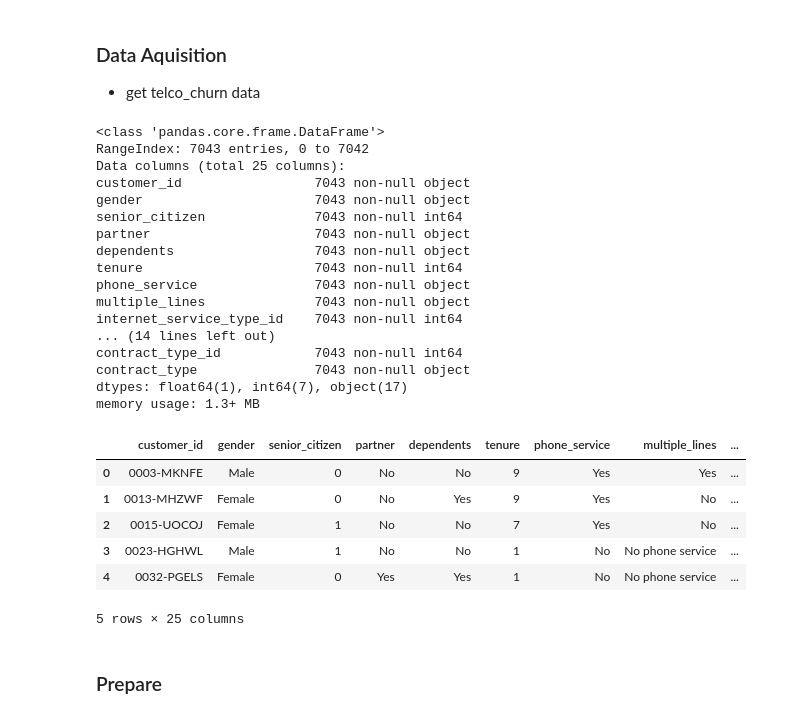
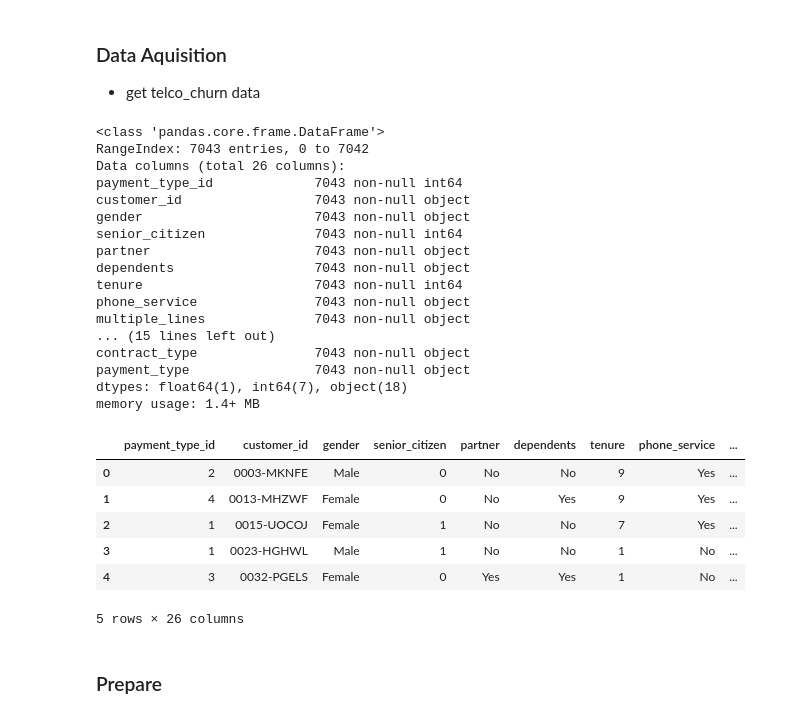
Before and after one commit to DomPedrotti/Classification_Project, a Jupyter notebook: mvp.ipynb, the cells around one changed output. Cells and saved outputs as stored; diff of their text form; code cells hidden in the pictures.

```diff
--- a/mvp.ipynb
+++ b/mvp.ipynb
@@ -167,40 +179,42 @@ sorted(feature_importances.items(), key = lambda kv: kv[1], reverse = True)
 # %%
 query = '''
 select *
 from customers as cust
 join `internet_service_types` as net
 on cust.`internet_service_type_id` = net.internet_service_type_id
 join `contract_types` as cont
 on cust.`contract_type_id` = cont.`contract_type_id`
+join payment_types as pmt
+using(`payment_type_id`);
 '''
 churn_df = pd.read_sql(query, get_db_url('telco_churn'))
 churn_df.info()
 churn_df.head()
 # %% [output]
 <class 'pandas.core.frame.DataFrame'>
 RangeIndex: 7043 entries, 0 to 7042
-Data columns (total 25 columns):
+Data columns (total 26 columns):
+payment_type_id             7043 non-null int64
 customer_id                 7043 non-null object
 gender                      7043 non-null object
 senior_citizen              7043 non-null int64
 partner                     7043 non-null object
 dependents                  7043 non-null object
 tenure                      7043 non-null int64
 phone_service               7043 non-null object
 multiple_lines              7043 non-null object
-internet_service_type_id    7043 non-null int64
-... (14 lines left out)
-contract_type_id            7043 non-null int64
+... (15 lines left out)
 contract_type               7043 non-null object
-dtypes: float64(1), int64(7), object(17)
-memory usage: 1.3+ MB
+payment_type                7043 non-null object
+dtypes: float64(1), int64(7), object(18)
+memory usage: 1.4+ MB
-|  | customer_id | gender | senior_citizen | partner | dependents | tenure | phone_service | multiple_lines | ... |
-| 0 | 0003-MKNFE | Male | 0 | No | No | 9 | Yes | Yes | ... |
-| 1 | 0013-MHZWF | Female | 0 | No | Yes | 9 | Yes | No | ... |
-| 2 | 0015-UOCOJ | Female | 1 | No | No | 7 | Yes | No | ... |
-| 3 | 0023-HGHWL | Male | 1 | No | No | 1 | No | No phone service | ... |
-| 4 | 0032-PGELS | Female | 0 | Yes | Yes | 1 | No | No phone service | ... |
+|  | payment_type_id | customer_id | gender | senior_citizen | partner | dependents | tenure | phone_service | ... |
+| 0 | 2 | 0003-MKNFE | Male | 0 | No | No | 9 | Yes | ... |
+| 1 | 4 | 0013-MHZWF | Female | 0 | No | Yes | 9 | Yes | ... |
+| 2 | 1 | 0015-UOCOJ | Female | 1 | No | No | 7 | Yes | ... |
+| 3 | 1 | 0023-HGHWL | Male | 1 | No | No | 1 | No | ... |
+| 4 | 3 | 0032-PGELS | Female | 0 | Yes | Yes | 1 | No | ... |
-5 rows × 25 columns
+5 rows × 26 columns
 # %% [markdown]
 ### Prepare
 # %% [markdown]
```
Also changed, not shown: parts of 30 cells of this notebook.
